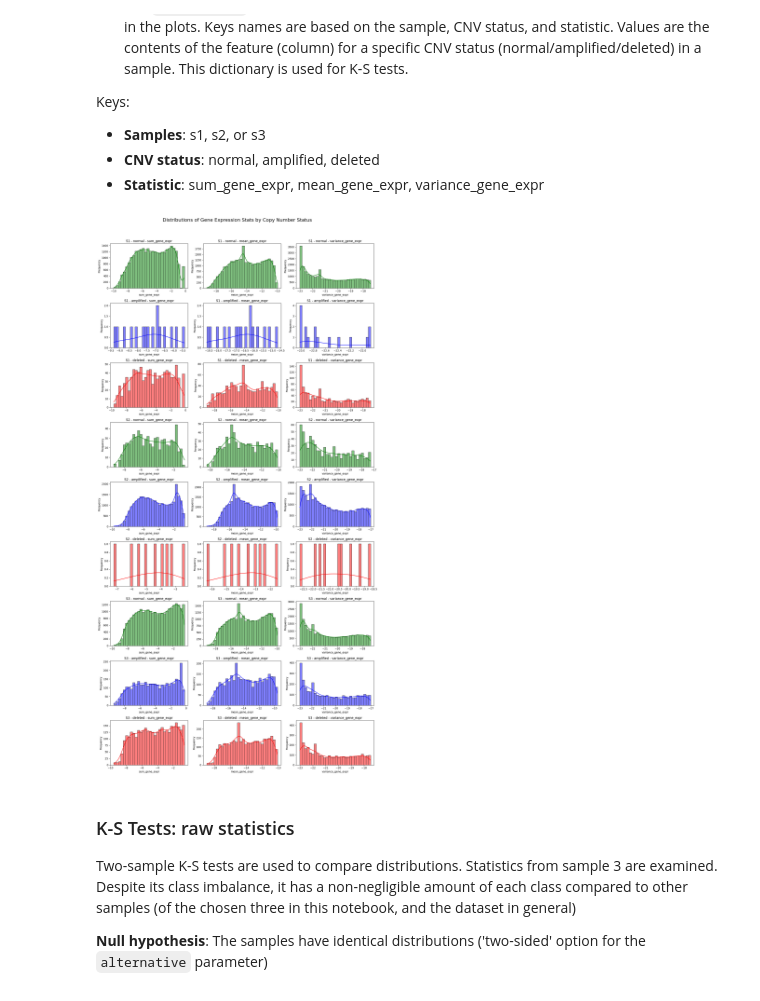
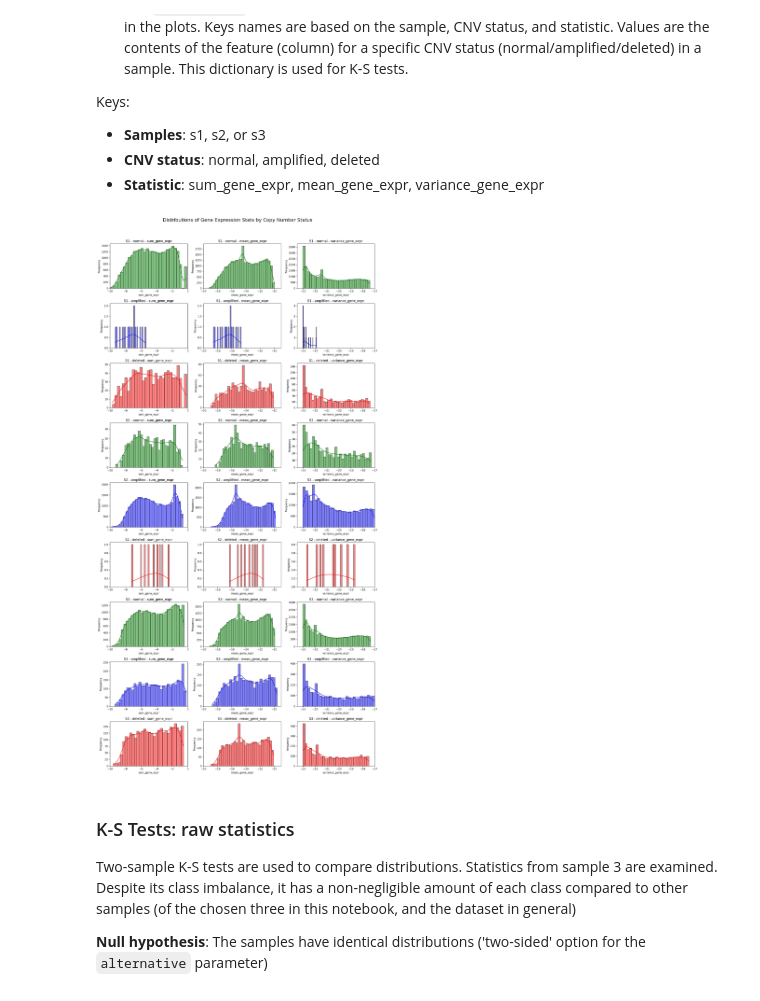
Before and after one commit to LaraLim/cnv-supervised-learning, a Jupyter notebook: visuals/visualize_feature_correlation.ipynb, the cells around one changed output. Drawn from its saved outputs; the diff is of its cells as text; code cells hidden in the pictures.

Commit message:
Fixed x-axes for gene expression histograms

```diff
--- a/visuals/visualize_feature_correlation.ipynb
+++ b/visuals/visualize_feature_correlation.ipynb
@@ -97,38 +97,47 @@ fig.suptitle('Distributions of Gene Expression Stats by Copy Number Status', fon
 for i, (sample_df, sample_name) in enumerate(zip(samples, sample_names)):
     # split each df by status
     norm_df = sample_df[sample_df['status'] == 'normal']
     amp_df = sample_df[sample_df['status'] == 'amplified']
     del_df = sample_df[sample_df['status'] == 'deleted']
 
     for column in stats:
         norm_df_cleaned = norm_df.copy()
         norm_df_cleaned = remove_outliers_iqr(norm_df_cleaned, column)
         amp_df_cleaned = amp_df.copy()
         amp_df_cleaned = remove_outliers_iqr(amp_df_cleaned, column)
         del_df_cleaned = del_df.copy()
         del_df_cleaned = remove_outliers_iqr(del_df_cleaned, column)
 
     # lists of data and titles
     status_dfs = [norm_df, amp_df, del_df]
     status_dfs_cleaned = [norm_df_cleaned, amp_df_cleaned, del_df_cleaned]
     statuses = ["normal", "amplified", "deleted"]
 
     # for each status-specific df, create histograms for each statistic
     for j, (status_df, status) in enumerate(zip(status_dfs_cleaned, statuses)):
         for k, stat in enumerate(stats):
             data = np.log(status_df[stat] + 1e-10) # small constant for zero values
             split_stats[f'{sample_name}_{status}_{stat}'] = data
 
-            sns.histplot(data, bins=30, kde=True, ax=axes[i * 3 + j, k], color=status_colors[status])
-            axes[i * 3 + j, k].set_title(f"{sample_name.upper()} - {status} - {stat}")
-            axes[i * 3 + j, k].set_xlabel(stat)
-            axes[i * 3 + j, k].set_ylabel("Frequency")
+            ax = axes[i * 3 + j, k]
+            sns.histplot(data, bins=30, kde=True, ax=ax, color=status_colors[status])
+            ax.set_title(f"{sample_name.upper()} - {status} - {stat}")
+            ax.set_xlabel(stat)
+            ax.set_ylabel("Frequency")
+
+            # hardcode x-axis limits based on the stat
+            if stat == 'sum_gene_expr':
+                ax.set_xlim(-10, 0)
+            elif stat == 'mean_gene_expr':
+                ax.set_xlim(-20, -9)
+            elif stat == 'variance_gene_expr':
+                ax.set_xlim(-23.5, -17)
 
 # prevent overlapping
 plt.tight_layout(rect=[0, 0, 1, 0.96])  # adjusts layout to fit within figure area with title
 plt.show()
 # %% [output]
-[figure, old version]
+[figure, new version]
 # %% [markdown]
 ### K-S Tests: raw statistics
 
```
Also changed, not shown: parts of 3 cells of this notebook.
